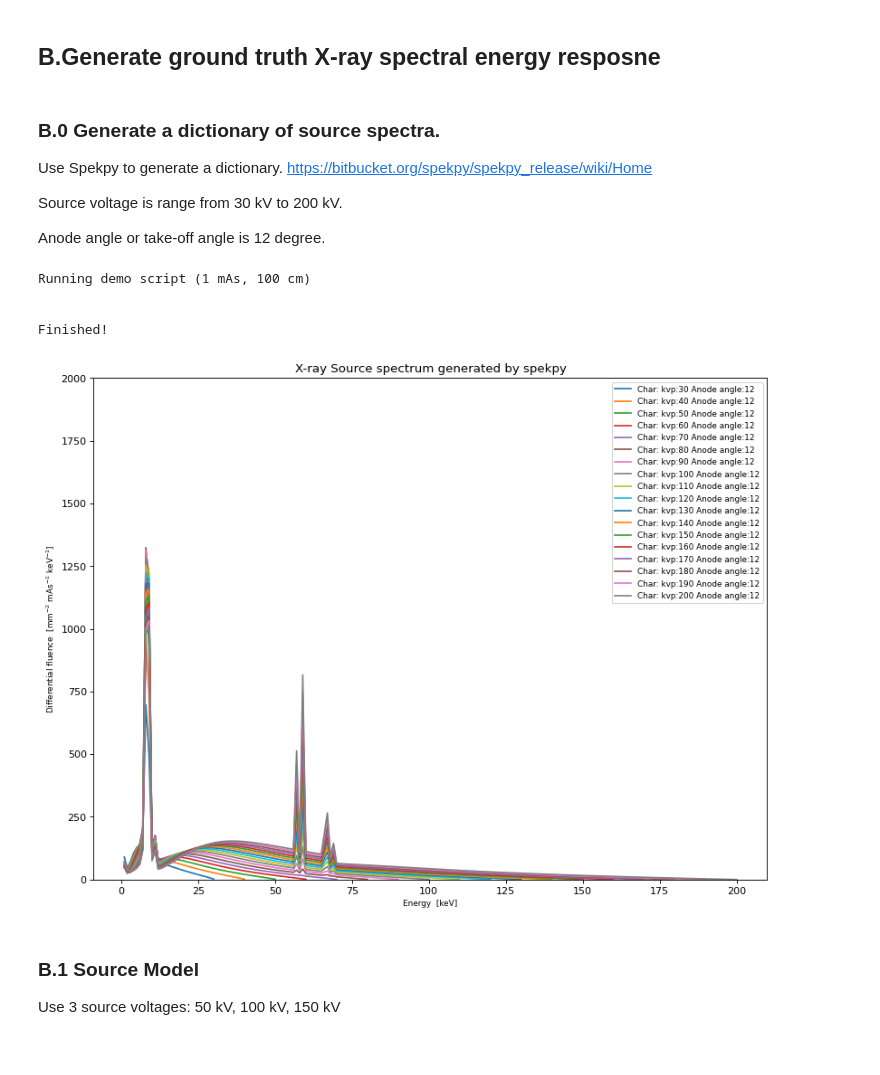
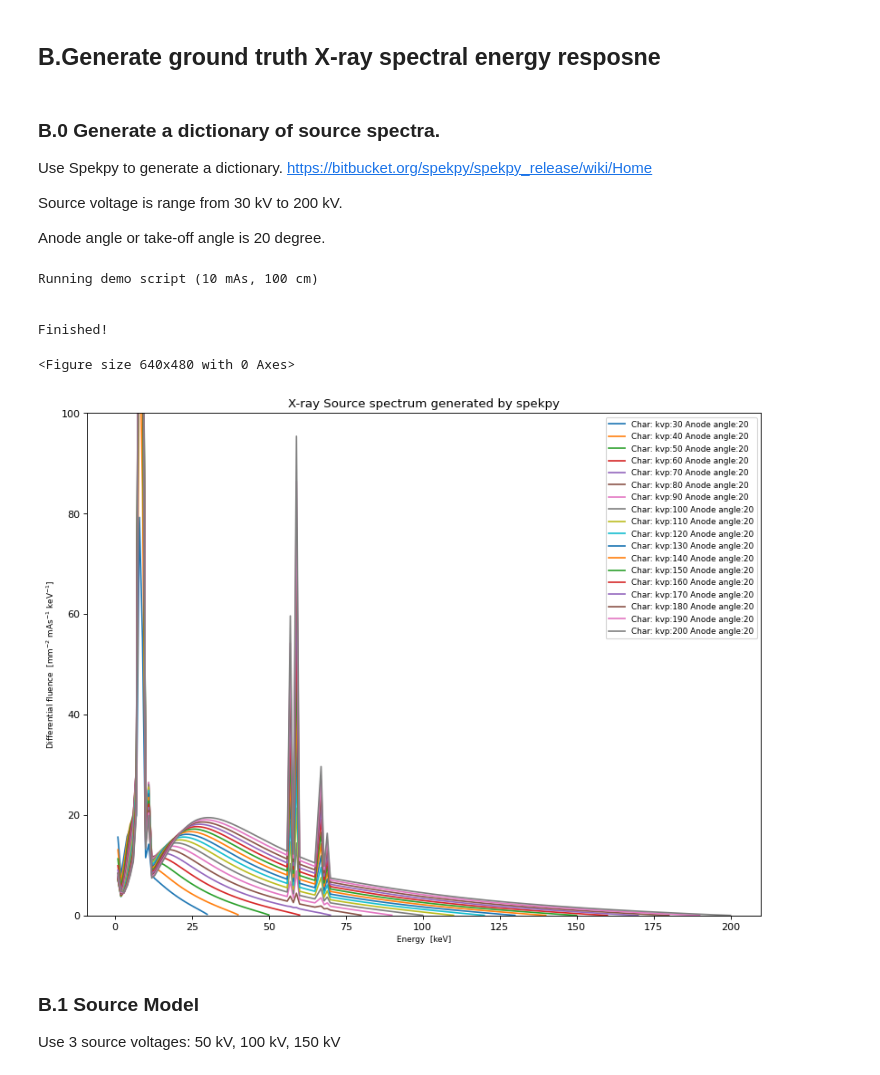
Before and after one commit to cabouman/xcal, a Jupyter notebook: docs/source/ipynb/different_voltages.ipynb, the cells around one changed output. Cells and saved outputs as stored; diff of their text form; code cells hidden in the pictures.

```diff
--- a/docs/source/ipynb/different_voltages.ipynb
+++ b/docs/source/ipynb/different_voltages.ipynb
@@ -71,45 +71,47 @@ Use Spekpy to generate a dictionary. https://bitbucket.org/spekpy/spekpy_release
 
 Source voltage is range from 30 kV to 200 kV.
 
-Anode angle or take-off angle is 12 degree.
+Anode angle or take-off angle is 20 degree.
 # %%
 simkV_list = np.linspace(30, 200, 18, endpoint=True).astype('int')
 max_simkV = max(simkV_list)
-anode_angle = 12
 
+takeoff_angle = 20
 # Energy bins.
 energies = np.linspace(1, max_simkV, max_simkV)
 
 # Use Spekpy to generate a source spectra dictionary.
 src_spec_list = []
+plt.figure(2)
 fig, axs = plt.subplots(1, 1, figsize=(12, 9), dpi=80)
-print('\nRunning demo script (1 mAs, 100 cm)\n')
+print('\nRunning demo script (10 mAs, 100 cm)\n')
 for simkV in simkV_list:
-    s = sp.Spek(kvp=simkV + 1, th=anode_angle, dk=1,mas=10, char=True)  # Create the spectrum model
+    s = sp.Spek(kvp=simkV + 1, th=takeoff_angle, dk=1, mas=1, char=True)  # Create the spectrum model
     k, phi_k = s.get_spectrum(edges=True)  # Get arrays of energy & fluence spectrum
-    phi_k = phi_k*((rsize/10)**2)
+    phi_k = phi_k * ((rsize / 10) ** 2)
     ## Plot the x-ray spectrum
-    axs.plot(k[::2], phi_k[::2] ,
-                   label='Char: kvp:%d Anode angle:%d' % (simkV, anode_angle))
+    axs.plot(k[::2], phi_k[::2],
+             label='Char: kvp:%d Anode angle:%d' % (simkV, takeoff_angle))
     src_spec = np.zeros((max_simkV))
     src_spec[:simkV] = phi_k[::2]
     src_spec_list.append(src_spec)
 
 print('\nFinished!\n')
 axs.set_xlabel('Energy  [keV]', fontsize=8)
-axs.set_ylim((0,0.2E4))
+axs.set_ylim((0,1E2))
 axs.set_ylabel('Differential fluence  [mm$^{-2}$ mAs$^{-1}$ keV$^{-1}$]', fontsize=8)
 axs.set_title('X-ray Source spectrum generated by spekpy')
 axs.legend(fontsize=8)
 
 # A dictionary of source spectra with source voltage from 30 kV to 200 kV
 src_spec_list = np.array(src_spec_list)
 # %% [output]
-Running demo script (1 mAs, 100 cm)
+Running demo script (10 mAs, 100 cm)
 
 
 Finished!
+<Figure size 640x480 with 0 Axes>
-[figure, old version]
+[figure, new version]
 # %% [markdown]
 ### B.1 Source Model
 Use 3 source voltages: 50 kV, 100 kV, 150 kV
```
Also changed, not shown: parts of 13 cells of this notebook, 1 other file.
